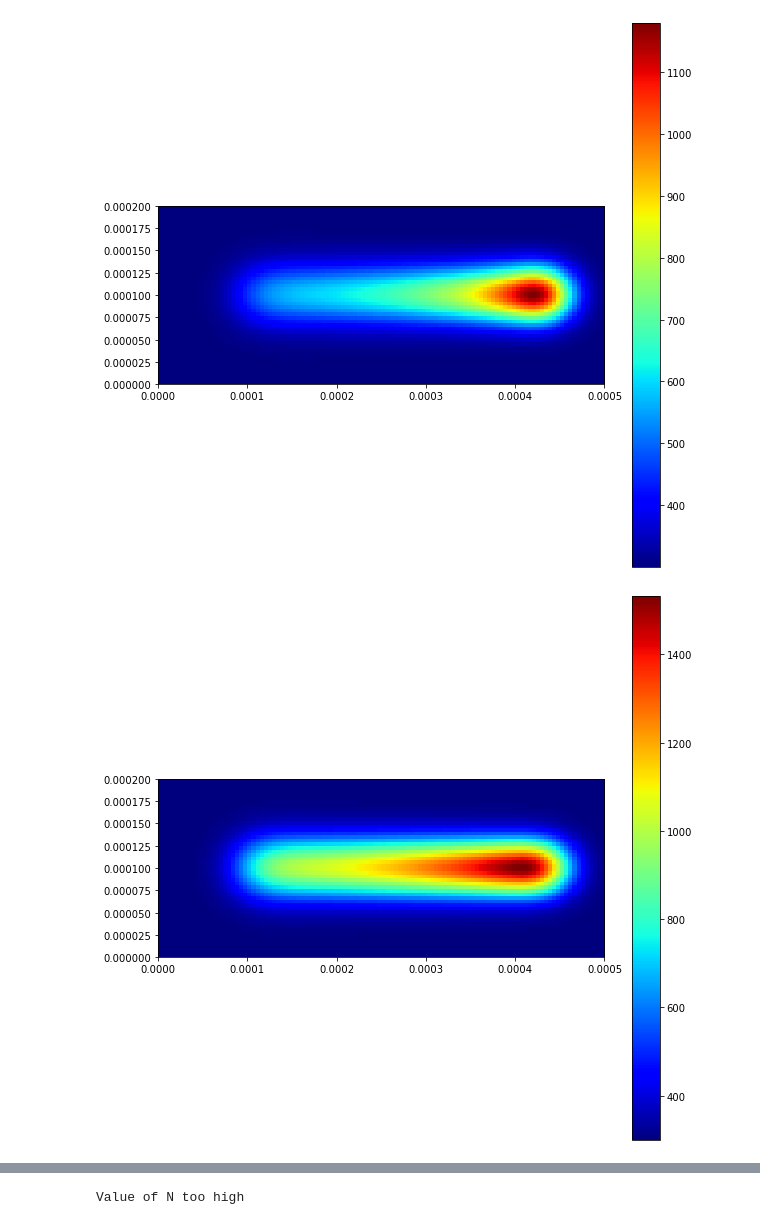
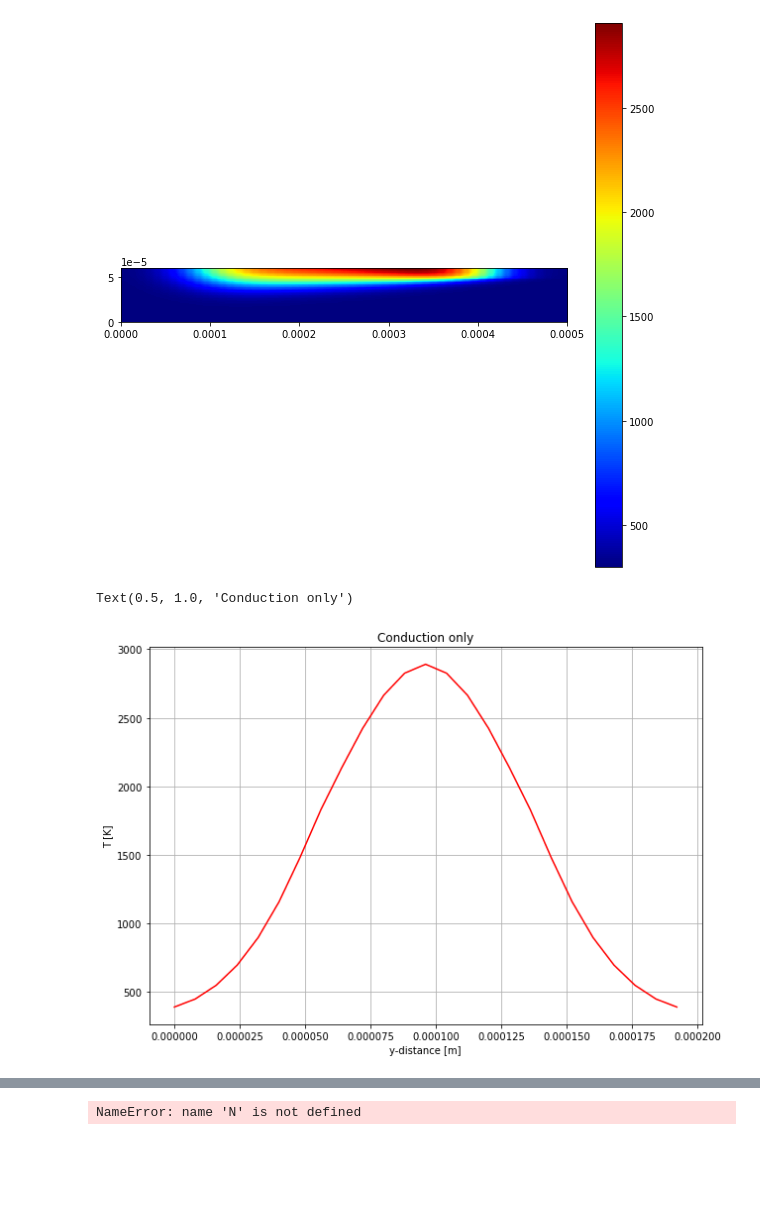
Before and after one commit to snilsn/SLM-finite-volumes, a Jupyter notebook: 3d heat convection.ipynb, the cells around one changed output, grey strips where cells are left out. Drawn from its saved outputs; the diff is of its cells as text; code cells hidden in the pictures; blank space fills up the shorter version.

Commit message:
corrected boundary dh / dz, corrected xz plotting

```diff
--- a/3d heat convection.ipynb
+++ b/3d heat convection.ipynb
@@ -27,7 +27,7 @@ velocity = CellVariable(mesh = mesh, name = 'velocity', rank = 1, value = numeri
 # %%
 #starting values:
 x_pos = 0.0001
-layer = 1
+layer = 5
 hatch = 2.5
 time = 0.0
 
@@ -48,7 +48,10 @@ source = numerix.where(numerix.absolute(z-layer*layer_thickness) < layer_thickne
 source_term = CellVariable(mesh = mesh, name = 'source', value=source)
 
 konv_diff_eq = TransientTerm(var = sensible_heat) == DiffusionTerm(var = sensible_heat, coeff=alpha) + source_term - liquid*steel_latent_heat*dt
-sensible_heat.faceGrad.constrain(-c.faceValue[mesh.facesTop]*sigma+steel_emissivity*(temperature.faceValue[mesh.facesTop]**4-300**4)/k.faceValue[mesh.facesTop], mesh.facesTop[2])
+
+#setting the dh/dz boundary condition
+heat_radiation = -c.faceValue[mesh.facesTop]*sigma+steel_emissivity*(temperature.faceValue[mesh.facesTop]**4-300**4)/k.faceValue[mesh.facesTop]
+sensible_heat.faceGrad[2].constrain(heat_radiation, where = mesh.facesTop)
 
 for i in range(time_steps):
 
@@ -101,13 +102,23 @@ IndexError: boolean index did not match indexed array along dimension 0; dimensi
+# %%
+plotting_utils.plot_2d_xz(temperature, 13)
+# %% [output]
+[figure, added]
 # %%
 data = np.array(temperature)
 np.save('temperature', data)
 # %%
+import matplotlib.pyplot as plt
 data = np.load('temperature.npy')
 temperature.setValue(data)
 
-for i in range(mesh.nz-1):
-
-    plotting_utils.plot_2d_xy(temperature, i)
+temp_final = np.array(temperature).reshape((N_z, N_y, N_x))
+plt.figure(figsize = (10, 7))
+plt.plot([i*dy for i in range(len(temp_final[-1, :, -17]))], temp_final[-1, :, -17], 'r-')
+plt.grid()
+plt.xlabel('y-distance [m]')
+plt.ylabel('T [K]')
+plt.title('Conduction only')
+#plt.ylim((1693, 3093))
 # %% [output]
+Text(0.5, 1.0, 'Conduction only')
-[figure, old version]
+[figure, new version]
-[figure, removed]
@@ -122,4 +126,4 @@ for i in range(mesh.nz-1):
 liquid = fct.get_liquid_fraction(temperature, mesh, steel_T_S, steel_T_L)
 plotting_utils.plot_2d_xy(liquid, N)
 # %% [output]
-Value of N too high
+NameError: name 'N' is not defined
```
Also changed, not shown: parts of 7 cells of this notebook, 2 other files.
